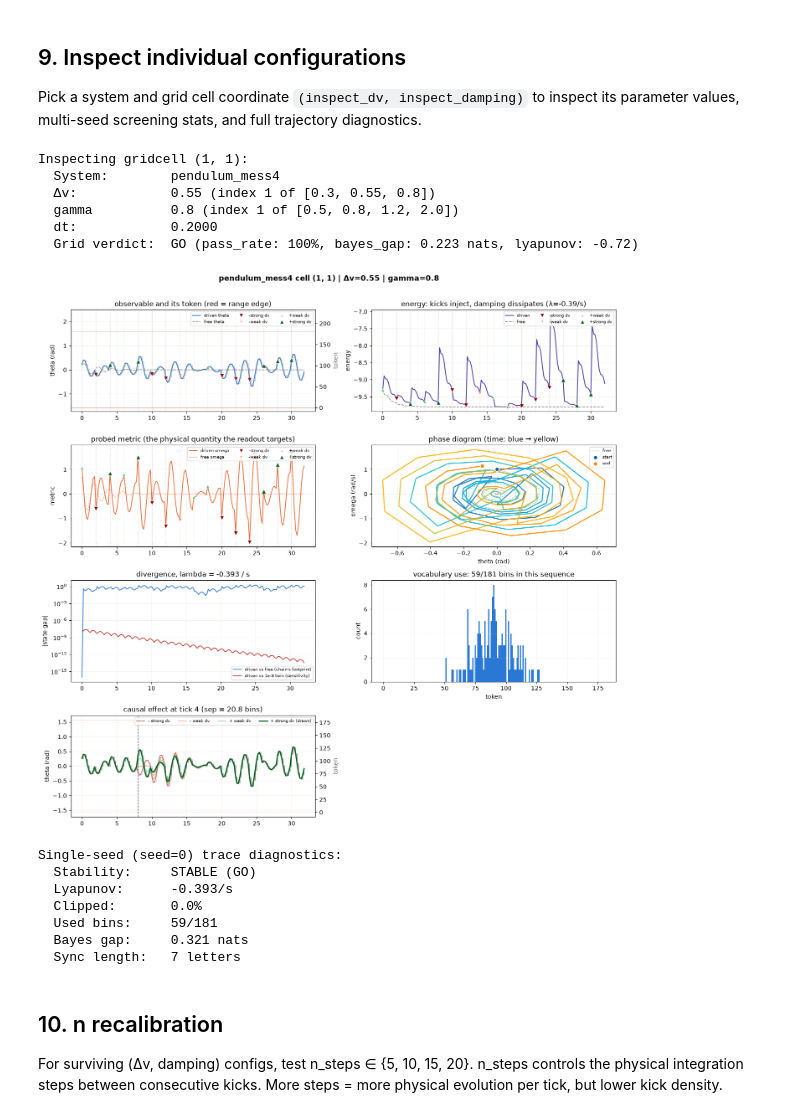
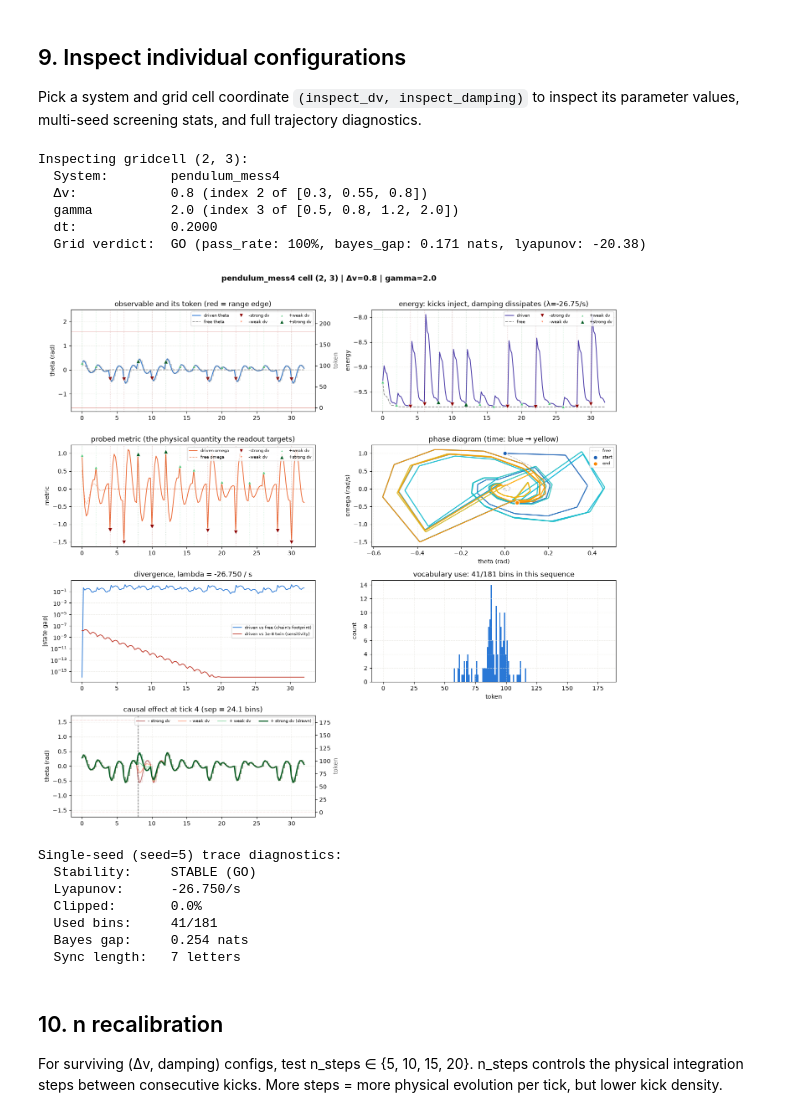
Before and after one commit to ManjotSingh08x/Belief-in-physics, a Jupyter notebook: notebooks/explorer.ipynb, the cells around one changed output. Drawn from its saved outputs; the diff is of its cells as text; code cells hidden in the pictures.

```diff
--- a/notebooks/explorer.ipynb
+++ b/notebooks/explorer.ipynb
@@ -385,9 +385,9 @@ Pick a system and grid cell coordinate `(inspect_dv, inspect_damping)` to inspec
 # %%
 # Researcher inspection coordinates (index into the system's grid):
 INSPECT_SYSTEM = "pendulum_mess4"
-INSPECT_DV = 1       # Δv index in GRIDS[INSPECT_SYSTEM]["delta_v_values"]
-INSPECT_DAMPING = 1  # damping index in GRIDS[INSPECT_SYSTEM]["damping_values"]
-INSPECT_SEED = 0
+INSPECT_DV = 2      # Δv index in GRIDS[INSPECT_SYSTEM]["delta_v_values"]
+INSPECT_DAMPING = 3  # damping index in GRIDS[INSPECT_SYSTEM]["damping_values"]
+INSPECT_SEED = 5
 INSPECT_N = 10
 
 grid_spec = GRIDS[INSPECT_SYSTEM]
@@ -420,45 +420,45 @@ if damping_field == "gamma1":
     sys_kw["gamma2"] = damp_val
 
 proc = make_process(
     INSPECT_SYSTEM,
     system=sys_kw,
     delta_v=dv_val,
     dt=dt,
     m=16,
-    # n_steps=INSPECT_N
+    n_steps=INSPECT_N
 )
 tr = V.trace(proc, seed=INSPECT_SEED)
 fig = V.plot(
     tr,
     panels=("observable", "energy", "metric", "phase", "divergence", "tokens","causal_effect",),
     title=f"{INSPECT_SYSTEM} cell ({INSPECT_DV}, {INSPECT_DAMPING}) | Δv={dv_val} | {damping_field}={damp_val}",
 )
 plt.show()
 
 rep = V.stability(tr)
 print(f"\nSingle-seed (seed={INSPECT_SEED}) trace diagnostics:")
 print(f"  Stability:     {'STABLE (GO)' if rep['stable'] else 'UNSTABLE (NO-GO)'}")
 print(f"  Lyapunov:      {rep['lyapunov']:+.3f}/s")
 print(f"  Clipped:       {rep['clipped']:.1%}")
 print(f"  Used bins:     {rep['used_bins']}/{rep['n_obs']}")
 print(f"  Bayes gap:     {rep['bayes_gap']:.3f} nats")
 print(f"  Sync length:   {rep['sync_length']} letters")
 if rep["reasons"]:
     print("  Reasons:      ", rep["reasons"])
 # %% [output]
-Inspecting gridcell (1, 1):
+Inspecting gridcell (2, 3):
   System:        pendulum_mess4
-  Δv:            0.55 (index 1 of [0.3, 0.55, 0.8])
-  gamma          0.8 (index 1 of [0.5, 0.8, 1.2, 2.0])
+  Δv:            0.8 (index 2 of [0.3, 0.55, 0.8])
+  gamma          2.0 (index 3 of [0.5, 0.8, 1.2, 2.0])
   dt:            0.2000
-  Grid verdict:  GO (pass_rate: 100%, bayes_gap: 0.223 nats, lyapunov: -0.72)
+  Grid verdict:  GO (pass_rate: 100%, bayes_gap: 0.171 nats, lyapunov: -20.38)
-[figure, old version]
+[figure, new version]
-Single-seed (seed=0) trace diagnostics:
+Single-seed (seed=5) trace diagnostics:
   Stability:     STABLE (GO)
-  Lyapunov:      -0.393/s
+  Lyapunov:      -26.750/s
   Clipped:       0.0%
-  Used bins:     59/181
-  Bayes gap:     0.321 nats
+  Used bins:     41/181
+  Bayes gap:     0.254 nats
   Sync length:   7 letters
 # %% [markdown]
 ## 10. n recalibration
```
Also changed, not shown: 4 other files.
